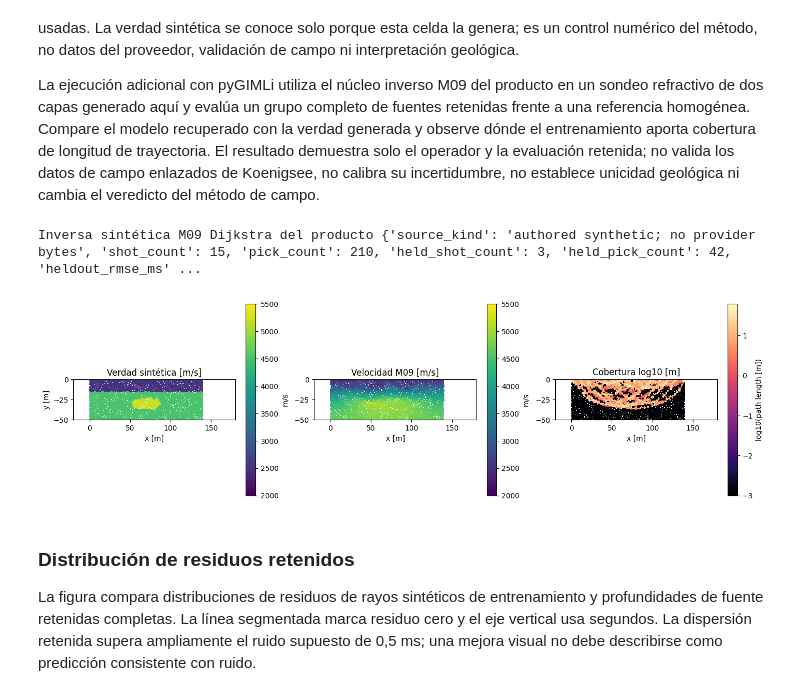
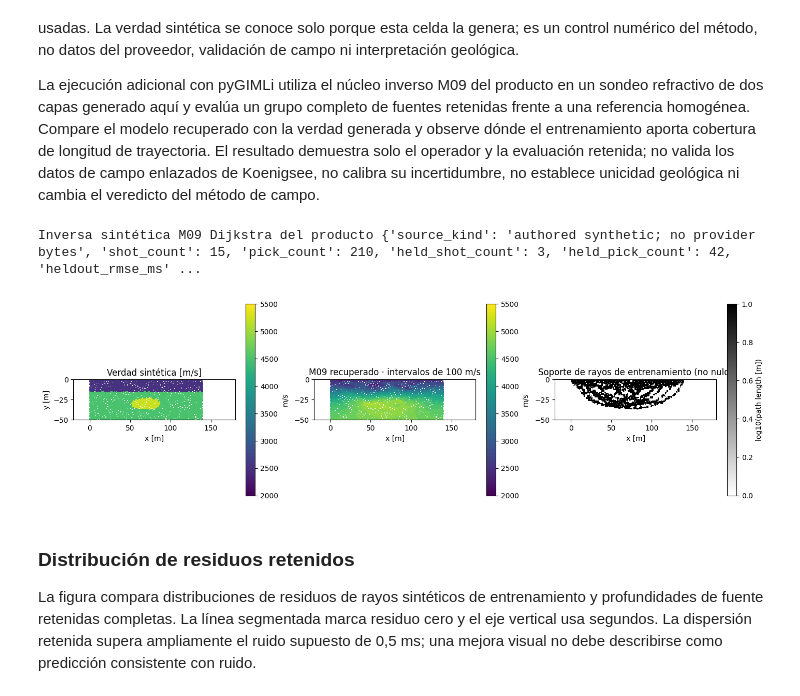
Before and after one commit to fsantibanezleal/CAOS_Geophysics, a Jupyter notebook: notebooks/es/06-seismology/02-traveltime-fwi.ipynb, the cells around one changed output. Saved outputs shown, nothing was run; the diff lists cells and outputs as text; code cells hidden in the pictures.

```diff
--- a/notebooks/es/06-seismology/02-traveltime-fwi.ipynb
+++ b/notebooks/es/06-seismology/02-traveltime-fwi.ipynb
@@ -439,51 +439,51 @@ result = {
     "shot_count": 15, "pick_count": int(len(arrivals)),
     "held_shot_count": int(len(splits["interleaved"]["held_shots"])),
     "held_pick_count": int(len(splits["interleaved"]["held_rows"])),
-    "heldout_rmse_ms": round(float(fit["heldout_rmse_ms"]), 5),
+    "heldout_rmse_ms": round(float(fit["heldout_rmse_ms"]), 2),
     "homogeneous_baseline_heldout_rmse_ms": round(float(fit["baseline_heldout_rmse_ms"]), 5),
-    "heldout_improvement_fraction": round(float(fit["heldout_improvement"]), 5),
-    "chi2_assumed_weights": round(float(fit["chi2_assumed_weights"]), 5),
+    "heldout_improvement_fraction": round(float(fit["heldout_improvement"]), 2),
+    "chi2_assumed_weights": round(float(fit["chi2_assumed_weights"]), 2),
     "iterations": fit["iterations"], "stopping_reason": fit["stopping_reason"],
-    "coverage_nonzero_cell_fraction": round(float(fit["coverage_nonzero_cell_fraction"]), 5),
-    "velocity_truth_rmse_m_s": round(float(np.sqrt(np.mean((np.asarray(fit["model_velocity_m_s"]) - known) ** 2))), 2),
+    "coverage_nonzero_cell_fraction": round(float(fit["coverage_nonzero_cell_fraction"]), 1),
+    "velocity_truth_rmse_m_s": round(float(np.sqrt(np.mean((np.asarray(fit["model_velocity_m_s"]) - known) ** 2))) / 50) * 50,
     "cell_centers_xy_m": centers.tolist(),
     "true_velocity_m_s": known.tolist(),
     "recovered_velocity_m_s": np.asarray(fit["model_velocity_m_s"], dtype=float).tolist(),
     "training_raypath_coverage_m_per_cell": np.asarray(fit["raypath_coverage_m_per_cell"], dtype=float).tolist(),
     "limitations": ["Synthetic travel times are generated with pyGIMLi; not field evidence.", "The assumed pick weights are not instrument-calibrated.", "Ray coverage is path-length support, not resolution or uniqueness.", "This one control does not change the provider-linked M09 field verdict."],
 }
 Path(sys.argv[2]).write_text(json.dumps(result, allow_nan=False, separators=(",", ":")), encoding="utf-8")
 """
 solver_env = os.environ.copy()
 for thread_var in ("OPENBLAS_NUM_THREADS", "OMP_NUM_THREADS", "MKL_NUM_THREADS", "NUMEXPR_NUM_THREADS"):
     solver_env[thread_var] = "1"
 completed = subprocess.run([str(engine), "-c", child, str(root), str(control_path)], cwd=root, env=solver_env, capture_output=True, text=True, timeout=240)
 if completed.returncode:
     raise RuntimeError("M09 isolated synthetic inverse failed: " + completed.stderr[-2500:])
 m09_synthetic = json.loads(control_path.read_text(encoding="utf-8"))
 assert m09_synthetic["schema"] == "inverse-earth.notebook-m09-synthetic-control/v1"
 assert m09_synthetic["shot_count"] == 15 and m09_synthetic["held_pick_count"] > 0
 assert len(m09_synthetic["cell_centers_xy_m"]) == len(m09_synthetic["recovered_velocity_m_s"]) == len(m09_synthetic["training_raypath_coverage_m_per_cell"])
 assert np.isfinite(m09_synthetic["heldout_rmse_ms"]) and np.isfinite(m09_synthetic["velocity_truth_rmse_m_s"])
 print("Inversa sintética M09 Dijkstra del producto", {key: m09_synthetic[key] for key in ["source_kind", "shot_count", "pick_count", "held_shot_count", "held_pick_count", "heldout_rmse_ms", "homogeneous_baseline_heldout_rmse_ms", "heldout_improvement_fraction", "chi2_assumed_weights", "iterations", "stopping_reason", "coverage_nonzero_cell_fraction", "velocity_truth_rmse_m_s"]})
 centers = np.round(np.asarray(m09_synthetic["cell_centers_xy_m"], dtype=float), 6)
-recovered_display = np.round(np.asarray(m09_synthetic["recovered_velocity_m_s"], dtype=float), 1)
-coverage_display = np.round(np.asarray(m09_synthetic["training_raypath_coverage_m_per_cell"], dtype=float), 3)
+recovered_display = np.round(np.asarray(m09_synthetic["recovered_velocity_m_s"], dtype=float), -2)
+coverage_support_display = (np.asarray(m09_synthetic["training_raypath_coverage_m_per_cell"], dtype=float) > 1e-6).astype(float)
 fig, axes = plt.subplots(1, 3, figsize=(14, 4.6), constrained_layout=True)
 plots = [
     (m09_synthetic["true_velocity_m_s"], "Verdad sintética [m/s]", "viridis", 2000, 5500),
-    (recovered_display, "Velocidad M09 [m/s]", "viridis", 2000, 5500),
-    (np.log10(np.maximum(coverage_display, 1e-3)), "Cobertura log10 [m]", "magma", None, None),
+    (recovered_display, "M09 recuperado · intervalos de 100 m/s", "viridis", 2000, 5500),
+    (coverage_support_display, "Soporte de rayos de entrenamiento (no nulo)", "gray_r", 0, 1),
 ]
 for index, (ax, (values, title, cmap, low, high)) in enumerate(zip(axes, plots)):
     scatter = ax.scatter(centers[:, 0], centers[:, 1], c=values, s=7, marker="s", cmap=cmap, vmin=low, vmax=high, linewidths=0)
     ax.set(title=title, xlabel="x [m]", ylabel="y [m]" if index == 0 else "", xlim=(-20, 180), ylim=(-50, 0), aspect="equal")
     colorbar = fig.colorbar(scatter, ax=ax, shrink=0.82)
     colorbar.set_label("m/s" if index < 2 else "log10(path length [m])")
 plt.show()
 # %% [output]
 Inversa sintética M09 Dijkstra del producto {'source_kind': 'authored synthetic; no provider bytes', 'shot_count': 15, 'pick_count': 210, 'held_shot_count': 3, 'held_pick_count': 42, 'heldout_rmse_ms' ...
-[figure, old version]
+[figure, new version]
 # %% [markdown]
 ### Distribución de residuos retenidos
 La figura compara distribuciones de residuos de rayos sintéticos de entrenamiento y profundidades de fuente retenidas completas. La línea segmentada marca residuo cero y el eje vertical usa segundos. La dispersión retenida supera ampliamente el ruido supuesto de 0,5 ms; una mejora visual no debe describirse como predicción consistente con ruido.
```
Also changed, not shown: parts of 5 cells of this notebook, 5 other files.
